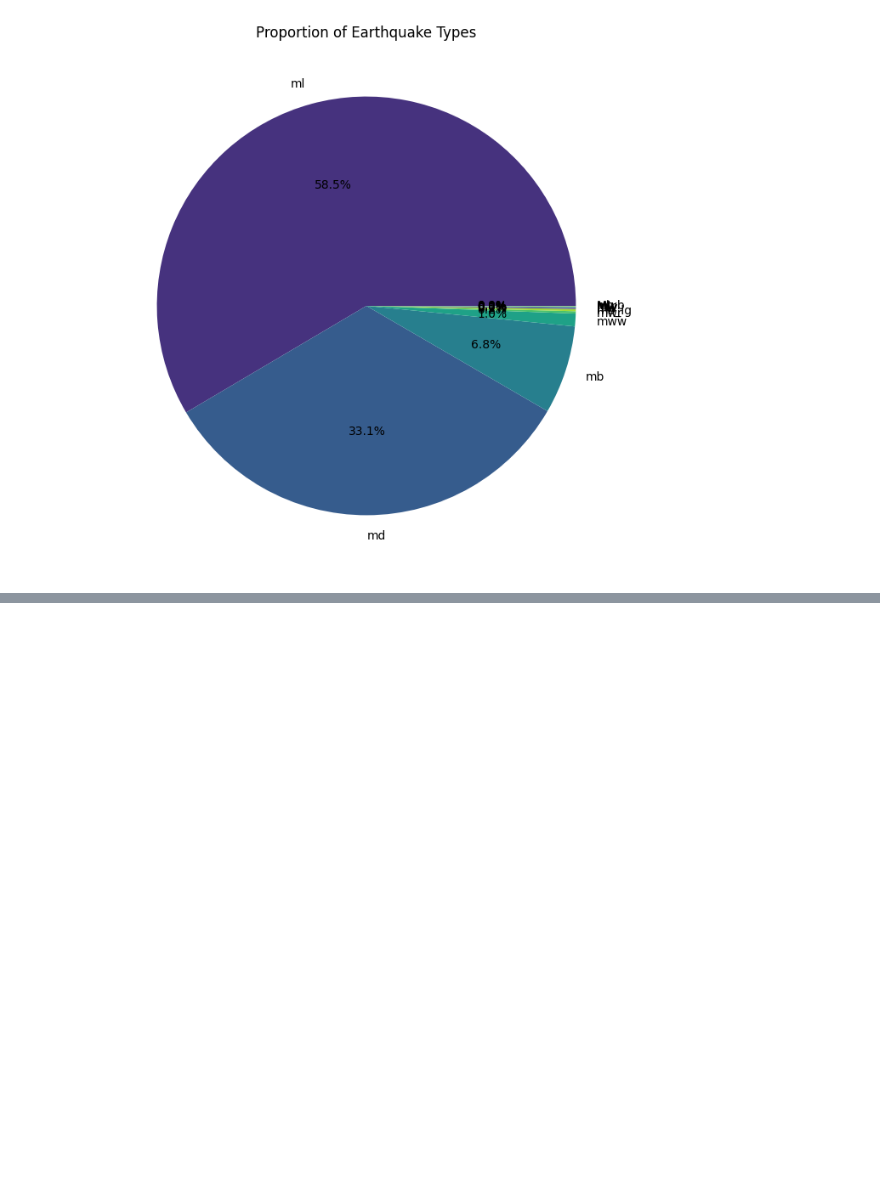
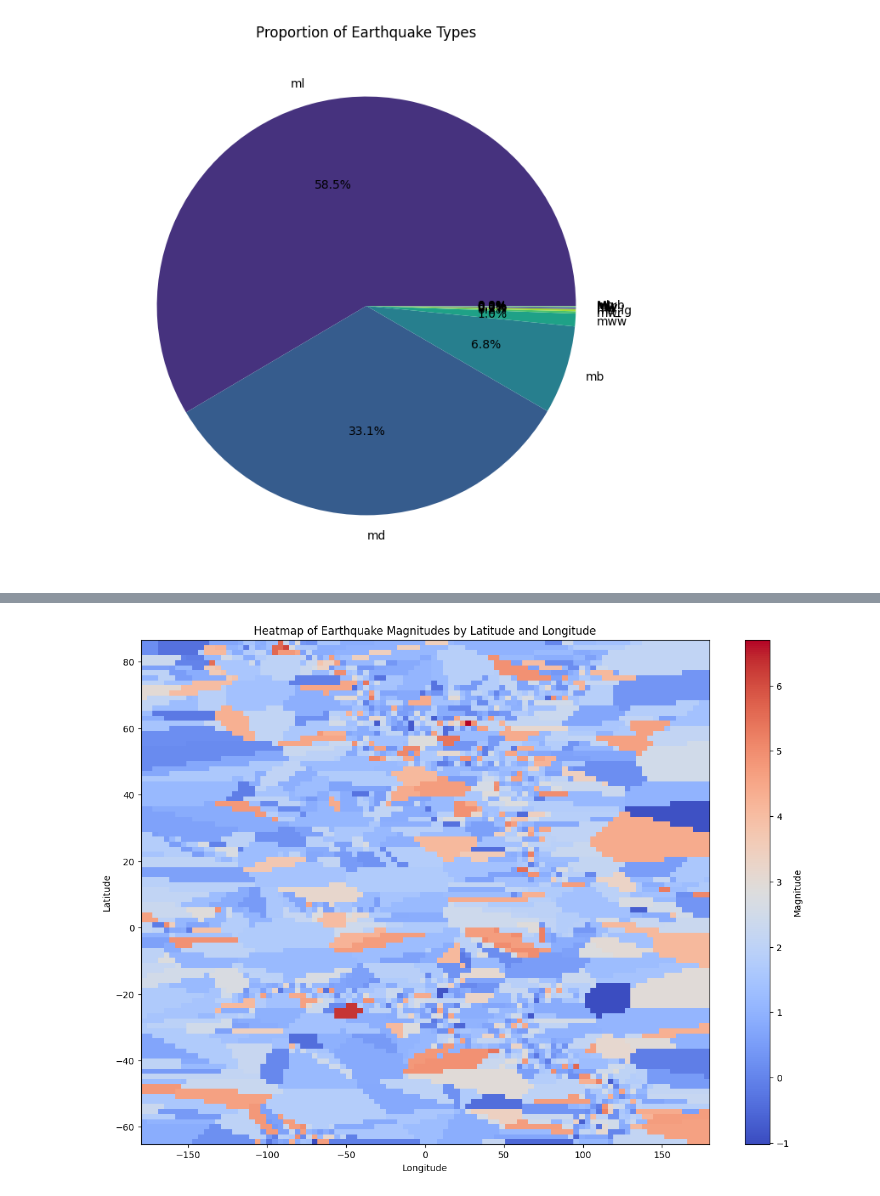
Before and after one commit to soroush62/Statistics-about-earthquakes-with-LightningChart-Python, a Jupyter notebook: Python Files/test.ipynb, the cells around one changed output, grey strips where cells are left out. Saved outputs shown, nothing was run; the diff lists cells and outputs as text; code cells hidden in the pictures; blank space fills up the shorter version.

Commit message:
finalize heatmap script

```diff
--- a/Python Files/test.ipynb
+++ b/Python Files/test.ipynb
@@ -172,0 +174,37 @@ chart.open()
+# %%
+
+import pandas as pd
+import numpy as np
+import matplotlib.pyplot as plt
+import seaborn as sns
+
+file_path = 'D:/Computer Aplication/WorkPlacement/Projects/Project5/usgs_main.csv'
+data = pd.read_csv(file_path)
+
+# Create a grid to interpolate the magnitude values
+latitudes = np.linspace(data['latitude'].min(), data['latitude'].max(), 100)
+longitudes = np.linspace(data['longitude'].min(), data['longitude'].max(), 100)
+lat_grid, lon_grid = np.meshgrid(latitudes, longitudes)
+
+# Interpolate magnitude values on the grid
+mag_grid = np.zeros_like(lat_grid)
+grid_z=[]
+# Simple nearest neighbor interpolation for this example
+for i in range(lat_grid.shape[0]):
+    for j in range(lon_grid.shape[1]):
+        # Find the closest point in the dataset
+        distances = np.sqrt((data['latitude'] - lat_grid[i, j])**2 + (data['longitude'] - lon_grid[i, j])**2)
+        closest_index = distances.idxmin()
+        mag_grid[i, j] = data.loc[closest_index, 'mag']
+        grid_z.append(data.loc[closest_index, 'mag'])
+
+# Plot the heatmap
+plt.figure(figsize=(14, 10))
+plt.imshow(mag_grid, extent=(data['longitude'].min(), data['longitude'].max(), data['latitude'].min(), data['latitude'].max()), origin='lower', cmap='coolwarm', aspect='auto')
+plt.colorbar(label='Magnitude')
+plt.title('Heatmap of Earthquake Magnitudes by Latitude and Longitude')
+plt.xlabel('Longitude')
+plt.ylabel('Latitude')
+plt.show()
+# %% [output]
+[figure, added]
```
Also changed, not shown: parts of 6 cells of this notebook, 1 other file.
